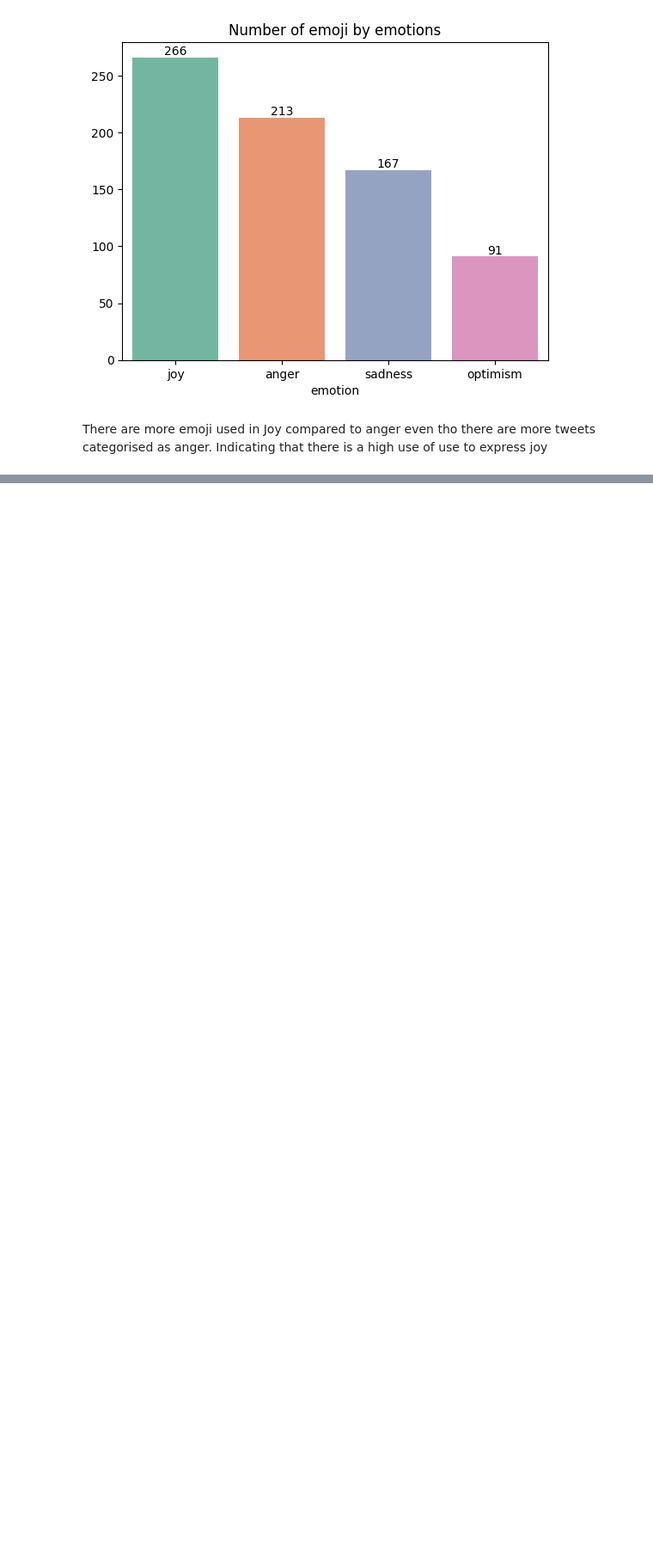
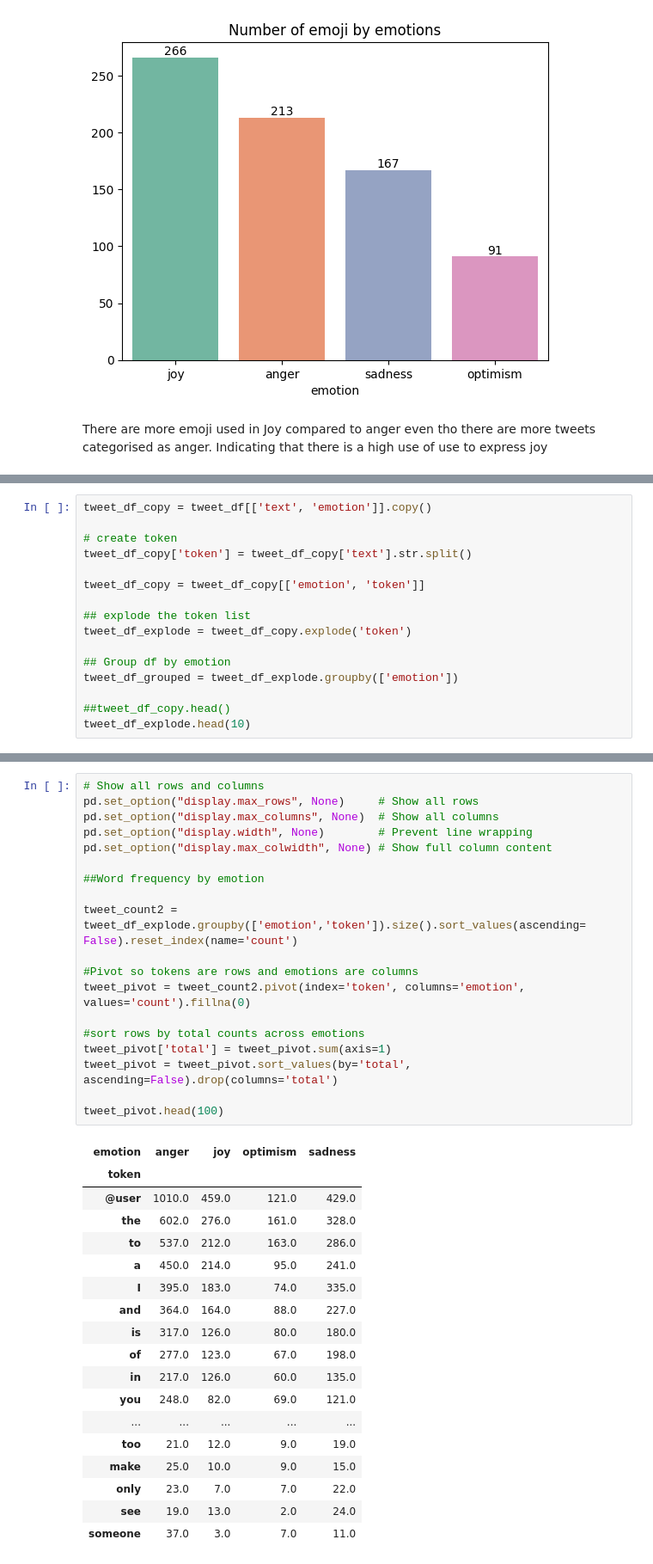
Before and after one commit to Fatai-soliu/emotion-text-ml, a Jupyter notebook: notebooks/data_exploration.ipynb, the cells around one changed output, grey strips where cells are left out. Shown at 86% size. Drawn from its saved outputs; the diff is of its cells as text; blank space fills up the shorter version.

Commit message:
Add word count frequency per emotion

```diff
--- a/notebooks/data_exploration.ipynb
+++ b/notebooks/data_exploration.ipynb
@@ -226,0 +238,16 @@ There are more emoji used in Joy compared to anger even tho there are more tweet
+# %%
+tweet_df_copy = tweet_df[['text', 'emotion']].copy()
+
+# create token
+tweet_df_copy['token'] = tweet_df_copy['text'].str.split()
+
+tweet_df_copy = tweet_df_copy[['emotion', 'token']]
+
+## explode the token list
+tweet_df_explode = tweet_df_copy.explode('token')
+
+## Group df by emotion
+tweet_df_grouped = tweet_df_explode.groupby(['emotion'])
+
+##tweet_df_copy.head()
+tweet_df_explode.head(10)
@@ -226,0 +288,38 @@ There are more emoji used in Joy compared to anger even tho there are more tweet
+# %%
+# Show all rows and columns
+pd.set_option("display.max_rows", None)     # Show all rows
+pd.set_option("display.max_columns", None)  # Show all columns
+pd.set_option("display.width", None)        # Prevent line wrapping
+pd.set_option("display.max_colwidth", None) # Show full column content
+
+##Word frequency by emotion
+
+tweet_count2 = tweet_df_explode.groupby(['emotion','token']).size().sort_values(ascending= False).reset_index(name='count')
+
+#Pivot so tokens are rows and emotions are columns
+tweet_pivot = tweet_count2.pivot(index='token', columns='emotion', values='count').fillna(0)
+
+#sort rows by total counts across emotions
+tweet_pivot['total'] = tweet_pivot.sum(axis=1)
+tweet_pivot = tweet_pivot.sort_values(by='total', ascending=False).drop(columns='total')
+
+tweet_pivot.head(100)
+# %% [output]
+| emotion | anger | joy | optimism | sadness |
+| token |  |  |  |  |
+| @user | 1010.0 | 459.0 | 121.0 | 429.0 |
+| the | 602.0 | 276.0 | 161.0 | 328.0 |
+| to | 537.0 | 212.0 | 163.0 | 286.0 |
+| a | 450.0 | 214.0 | 95.0 | 241.0 |
+| I | 395.0 | 183.0 | 74.0 | 335.0 |
+| and | 364.0 | 164.0 | 88.0 | 227.0 |
+| is | 317.0 | 126.0 | 80.0 | 180.0 |
+| of | 277.0 | 123.0 | 67.0 | 198.0 |
+| in | 217.0 | 126.0 | 60.0 | 135.0 |
+| you | 248.0 | 82.0 | 69.0 | 121.0 |
+| ... | ... | ... | ... | ... |
+| too | 21.0 | 12.0 | 9.0 | 19.0 |
+| make | 25.0 | 10.0 | 9.0 | 15.0 |
+| only | 23.0 | 7.0 | 7.0 | 22.0 |
+| see | 19.0 | 13.0 | 2.0 | 24.0 |
+| someone | 37.0 | 3.0 | 7.0 | 11.0 |
```
Also changed, not shown: parts of 4 cells of this notebook.
